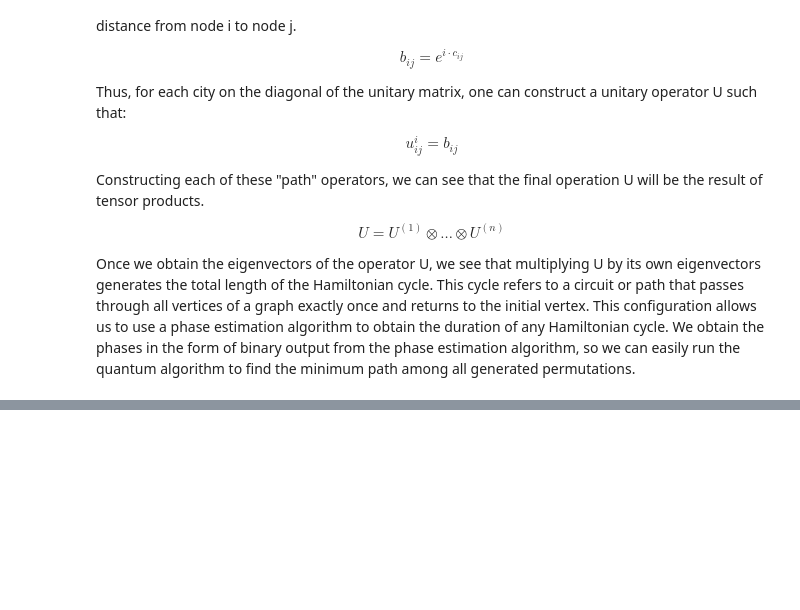
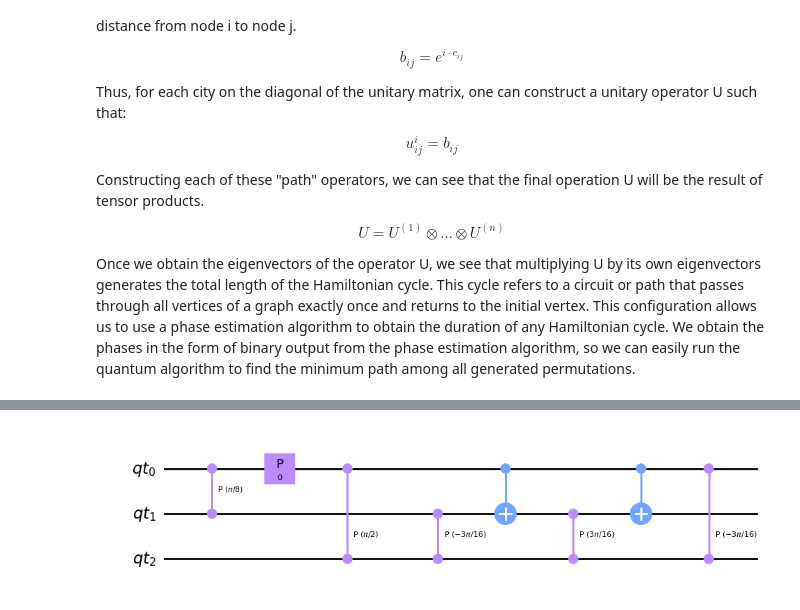
Before and after one commit to matheus-1618/Quantum-TSP, a Jupyter notebook: QuantumProject.ipynb, the cells around one changed output, grey strips where cells are left out. Cells and saved outputs as stored; diff of their text form; code cells hidden in the pictures; blank space fills up the shorter version.

```diff
--- a/QuantumProject.ipynb
+++ b/QuantumProject.ipynb
@@ -173,0 +400,27 @@ service = QiskitRuntimeService(channel="ibm_quantum")
+# %%
+from qiskit import QuantumCircuit, Aer, QuantumRegister, ClassicalRegister, execute
+from qiskit.visualization import plot_histogram, array_to_latex
+from qiskit.circuit.library import QFT
+from numpy import pi
+
+at = 0
+bt = pi/2
+ct = pi/8
+dt = pi/4
+
+qt = QuantumRegister(3, 'qt')
+qct = QuantumCircuit(qt)
+
+qct.cp(ct - at, qt[0], qt[1])
+qct.p(at, qt[0])
+qct.cp(bt - at, qt[0], qt[2])
+
+qct.cp((dt - ct + at - bt)/2, qt[1], qt[2])
+qct.cx(qt[0], qt[1])
+qct.cp(-(dt - ct + at - bt)/2, qt[1], qt[2])
+qct.cx(qt[0], qt[1])
+qct.cp((dt - ct + at - bt)/2, qt[0], qt[2])
+
+qct.draw()
+# %% [output]
+[figure, added]
```
Also changed, not shown: parts of 22 cells of this notebook.
